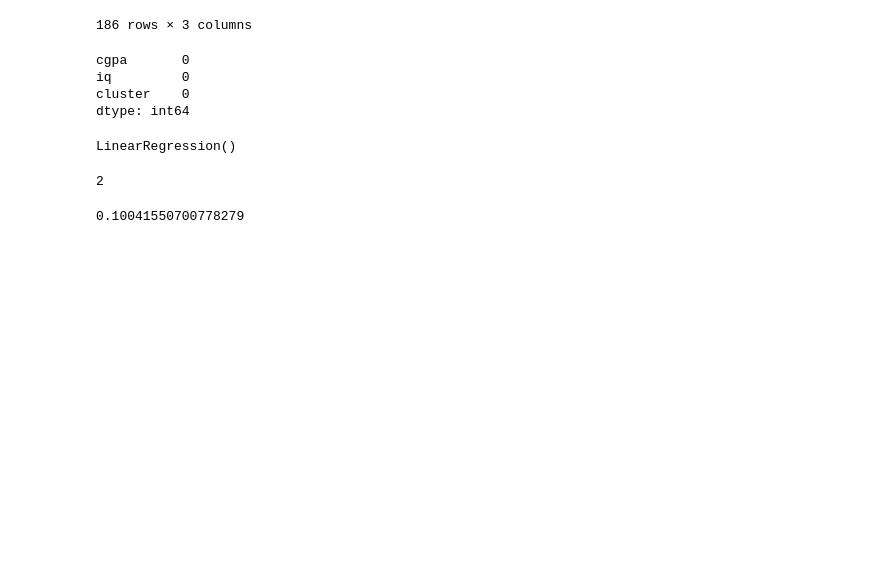
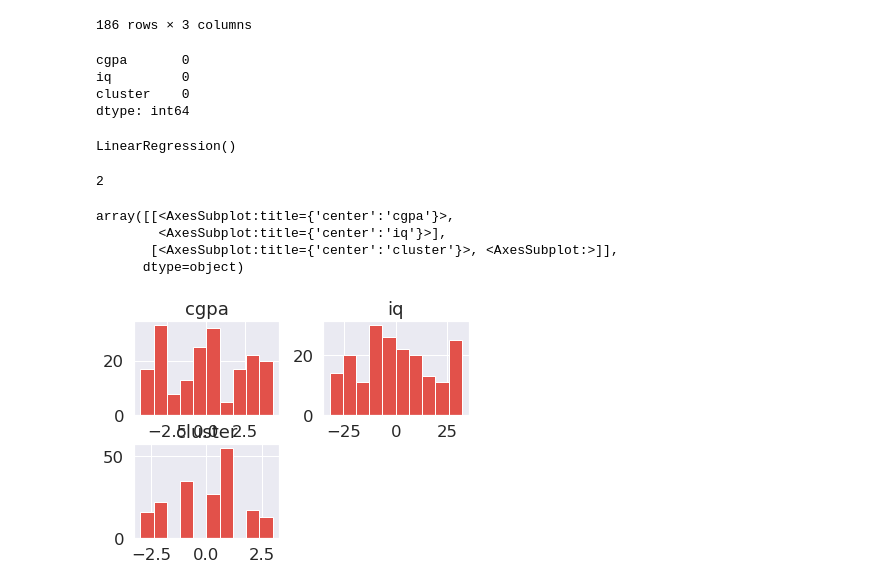
Before and after one commit to teddyoweh/College-Students-Clustering, a Jupyter notebook: cluster.ipynb, the cells around one changed output. Saved outputs shown, nothing was run; the diff lists cells and outputs as text; code cells hidden in the pictures; blank space fills up the shorter version.

```diff
--- a/cluster.ipynb
+++ b/cluster.ipynb
@@ -169,7 +176,12 @@ example = model.predict([[8.3,89]])
 print(int(example))
 # %% [output]
 2
-# %%
-model.score(X_train,y_train)
-# %% [output]
-0.10041550700778279
+# %%
+#data.plot.box()
+data.diff().hist()
+# %% [output]
+array([[<AxesSubplot:title={'center':'cgpa'}>,
+        <AxesSubplot:title={'center':'iq'}>],
+       [<AxesSubplot:title={'center':'cluster'}>, <AxesSubplot:>]],
+      dtype=object)
+[figure, added]
```
Also changed, not shown: parts of 2 cells of this notebook.
